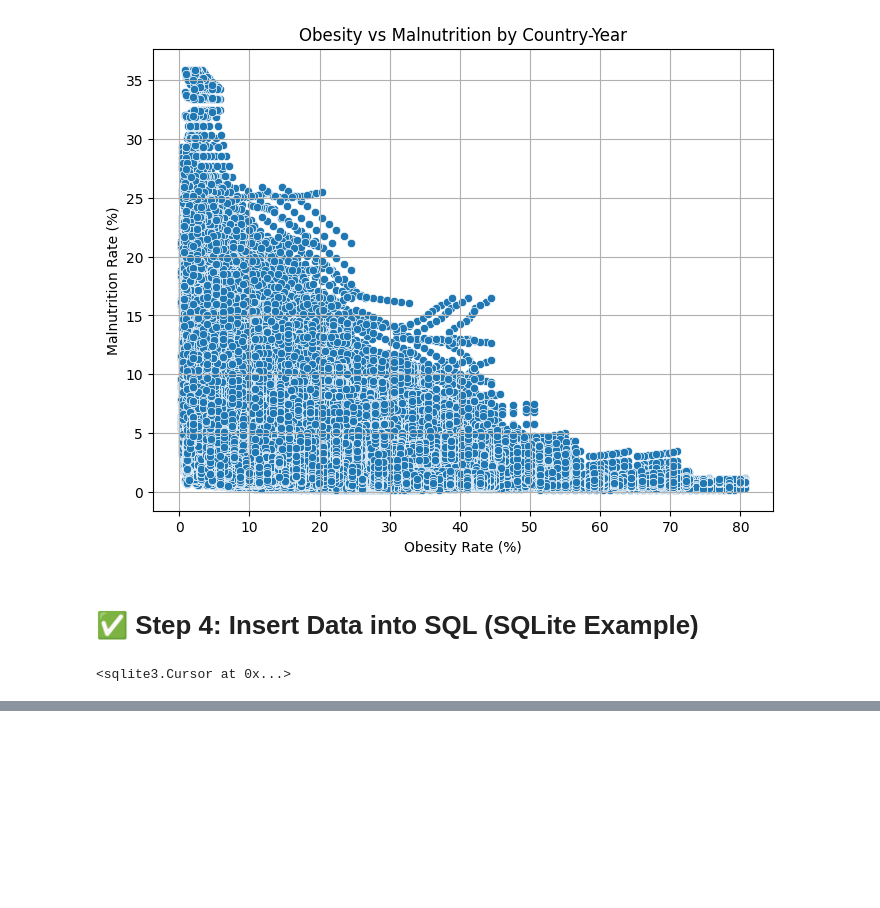
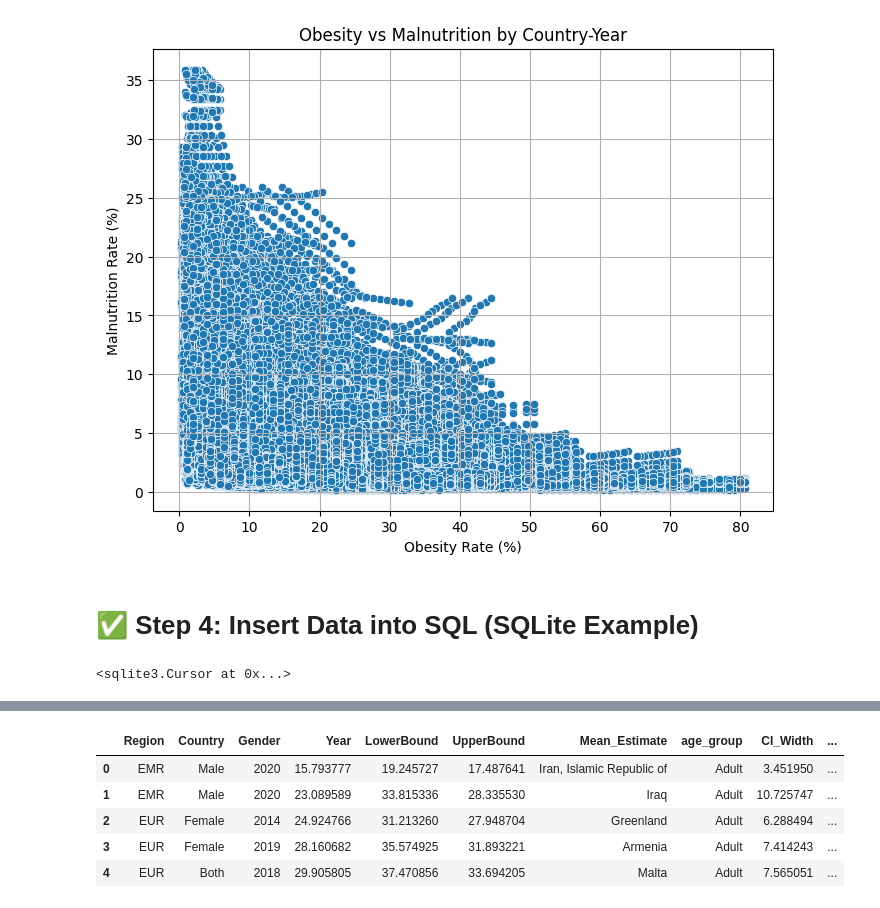
Before and after one commit to ArunK-ML/Project---Nutrition-Paradox-A-Global-View-on-Obesity-and-Malnutrition, a Jupyter notebook: Nutrition_Paradox_Sql.ipynb, the cells around one changed output, grey strips where cells are left out. Saved outputs shown, nothing was run; the diff lists cells and outputs as text; code cells hidden in the pictures; blank space fills up the shorter version.

```diff
--- a/Nutrition_Paradox_Sql.ipynb
+++ b/Nutrition_Paradox_Sql.ipynb
@@ -641,0 +640,24 @@ OperationalError: table obesity has no column named obesity_level
+# %%
+import sqlite3
+
+# Reopen the connection to the database
+conn = sqlite3.connect("health_data.db")
+
+# Read data from the obesity table into a DataFrame
+df_obesity_subset_filter = pd.read_sql_query("SELECT * FROM obesity", conn)
+
+# You can similarly read from the malnutrition table if needed
+# df_malnutrition_subset_filter = pd.read_sql_query("SELECT * FROM malnutrition", conn)
+
+# Close the connection when done
+conn.close()
+
+# Display the dataframe to verify
+display(df_obesity_subset_filter.head())
+# %% [output]
+|  | Region | Country | Gender | Year | LowerBound | UpperBound | Mean_Estimate | age_group | CI_Width | ... |
+| 0 | EMR | Male | 2020 | 15.793777 | 19.245727 | 17.487641 | Iran, Islamic Republic of | Adult | 3.451950 | ... |
+| 1 | EMR | Male | 2020 | 23.089589 | 33.815336 | 28.335530 | Iraq | Adult | 10.725747 | ... |
+| 2 | EUR | Female | 2014 | 24.924766 | 31.213260 | 27.948704 | Greenland | Adult | 6.288494 | ... |
+| 3 | EUR | Female | 2019 | 28.160682 | 35.574925 | 31.893221 | Armenia | Adult | 7.414243 | ... |
+| 4 | EUR | Both | 2018 | 29.905805 | 37.470856 | 33.694205 | Malta | Adult | 7.565051 | ... |
```
Also changed, not shown: parts of 5 cells of this notebook.
